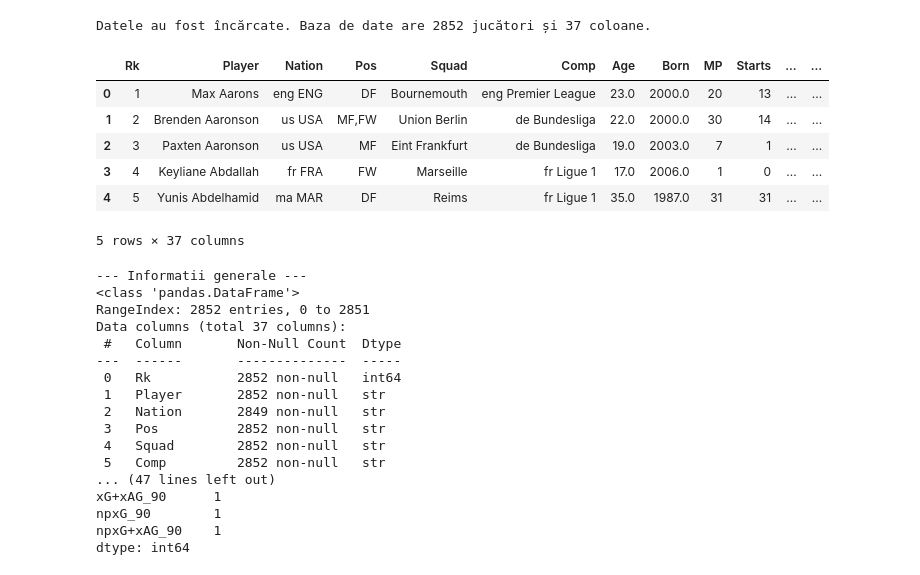
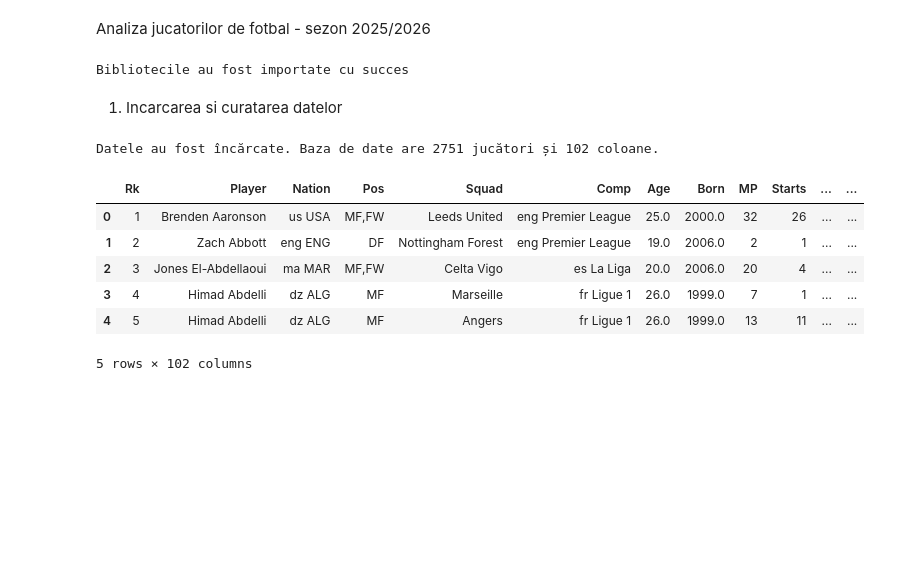
Before and after one commit to ZetPlay10/Sisteme-inteligente, a Jupyter notebook: fotbal.ipynb, the cells around one changed output. Cells and saved outputs as stored; diff of their text form; code cells hidden in the pictures; blank space fills up the shorter version.

```diff
--- a/fotbal.ipynb
+++ b/fotbal.ipynb
@@ -1,49 +1,45 @@
+# %% [markdown]
+Analiza jucatorilor de fotbal - sezon 2025/2026
 # %%
 import pandas as pd
 import numpy as np
 import matplotlib.pyplot as plt
 import seaborn as sns
-from sklearn.ensemble import RandomForestRegressor
-from sklearn.inspection import permutation_importance
-from sklearn.model_selection import train_test_split
+import warnings
+warnings.filterwarnings('ignore')
 
-sns.set_theme(style="whitegrid")
+from sklearn.model_selection import train_test_split, GridSearchCV, cross_val_score
+from sklearn.preprocessing import StandardScaler
+from sklearn.ensemble import (
+    RandomForestRegressor,
+    GradientBoostingRegressor,
+    ExtraTreesRegressor,
+    AdaBoostRegressor
+)
+from sklearn.linear_model import Ridge, Lasso, ElasticNet
+from sklearn.svm import SVR
+from sklearn.neighbors import KNeighborsRegressor
+from sklearn.tree import DecisionTreeRegressor
+from sklearn.metrics import mean_squared_error, r2_score, mean_absolute_error
 
-df = pd.read_csv('top5-players.csv')
+sns.set_theme(style='whitegrid')
+plt.rcParams['figure.dpi'] = 100
 
-print(f"Datele au fost încărcate. Baza de date are {df.shape[0]} jucători și {df.shape[1]} coloane.")
+print('Bibliotecile au fost importate cu succes')
 # %% [output]
-Datele au fost încărcate. Baza de date are 2852 jucători și 37 coloane.
+Bibliotecile au fost importate cu succes
+# %% [markdown]
+1. Incarcarea si curatarea datelor
 # %%
+df = pd.read_csv('players_data-2025_2026.csv')
+print(f'Datele au fost încărcate. Baza de date are {df.shape[0]} jucători și {df.shape[1]} coloane.')
 display(df.head())
-
-print("\n--- Informatii generale ---")
-df.info()
-
-print("\n--- Valori lipsa per coloana ---")
-print(df.isnull().sum()[df.isnull().sum() > 0])
 # %% [output]
+Datele au fost încărcate. Baza de date are 2751 jucători și 102 coloane.
 |  | Rk | Player | Nation | Pos | Squad | Comp | Age | Born | MP | Starts | ... | ... |
-| 0 | 1 | Max Aarons | eng ENG | DF | Bournemouth | eng Premier League | 23.0 | 2000.0 | 20 | 13 | ... | ... |
-| 1 | 2 | Brenden Aaronson | us USA | MF,FW | Union Berlin | de Bundesliga | 22.0 | 2000.0 | 30 | 14 | ... | ... |
-| 2 | 3 | Paxten Aaronson | us USA | MF | Eint Frankfurt | de Bundesliga | 19.0 | 2003.0 | 7 | 1 | ... | ... |
-| 3 | 4 | Keyliane Abdallah | fr FRA | FW | Marseille | fr Ligue 1 | 17.0 | 2006.0 | 1 | 0 | ... | ... |
-| 4 | 5 | Yunis Abdelhamid | ma MAR | DF | Reims | fr Ligue 1 | 35.0 | 1987.0 | 31 | 31 | ... | ... |
+| 0 | 1 | Brenden Aaronson | us USA | MF,FW | Leeds United | eng Premier League | 25.0 | 2000.0 | 32 | 26 | ... | ... |
+| 1 | 2 | Zach Abbott | eng ENG | DF | Nottingham Forest | eng Premier League | 19.0 | 2006.0 | 2 | 1 | ... | ... |
+| 2 | 3 | Jones El-Abdellaoui | ma MAR | MF,FW | Celta Vigo | es La Liga | 20.0 | 2006.0 | 20 | 4 | ... | ... |
+| 3 | 4 | Himad Abdelli | dz ALG | MF | Marseille | fr Ligue 1 | 26.0 | 1999.0 | 7 | 1 | ... | ... |
+| 4 | 5 | Himad Abdelli | dz ALG | MF | Angers | fr Ligue 1 | 26.0 | 1999.0 | 13 | 11 | ... | ... |
-5 rows × 37 columns
---- Informatii generale ---
-<class 'pandas.DataFrame'>
-RangeIndex: 2852 entries, 0 to 2851
-Data columns (total 37 columns):
- #   Column       Non-Null Count  Dtype
----  ------       --------------  -----
- 0   Rk           2852 non-null   int64
- 1   Player       2852 non-null   str
- 2   Nation       2849 non-null   str
- 3   Pos          2852 non-null   str
- 4   Squad        2852 non-null   str
- 5   Comp         2852 non-null   str
-... (47 lines left out)
-xG+xAG_90      1
-npxG_90        1
-npxG+xAG_90    1
-dtype: int64
+5 rows × 102 columns
```
Also changed, not shown: parts of 33 cells of this notebook, 8 other files.
